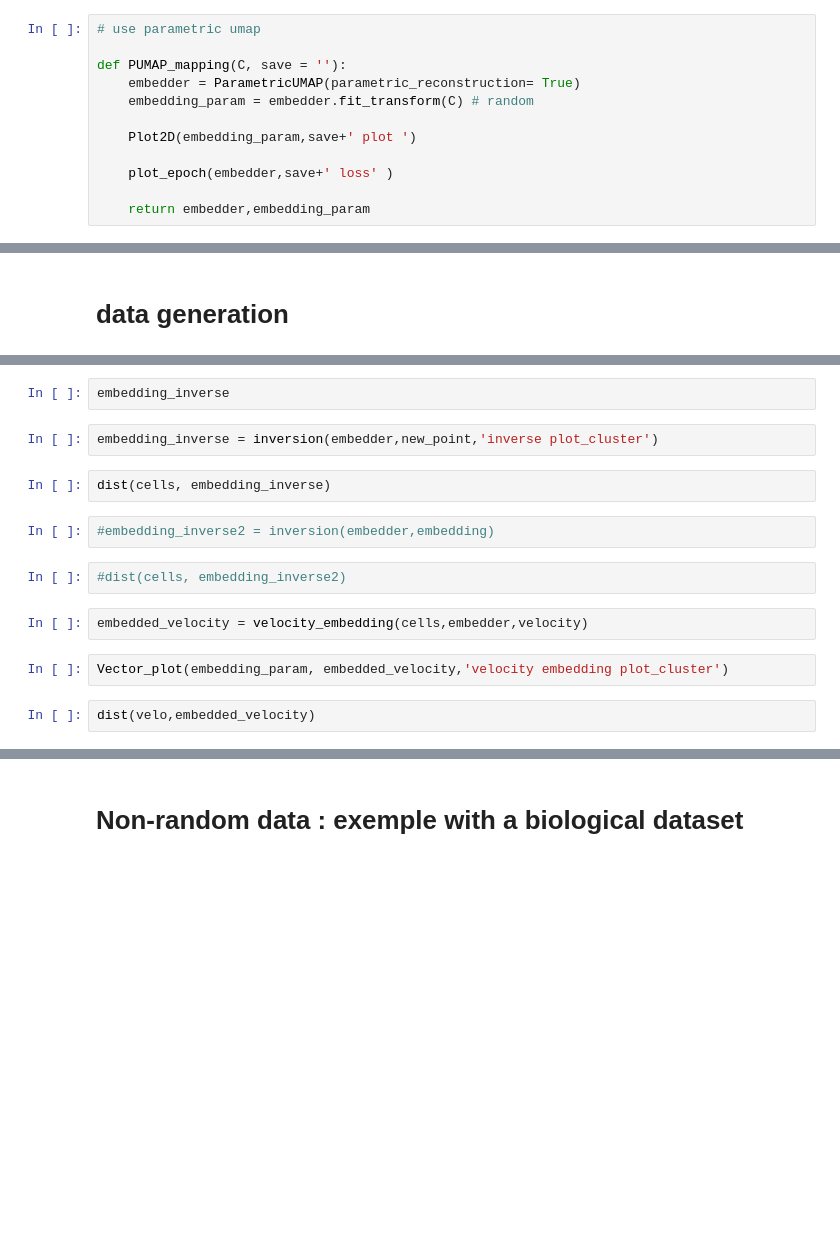
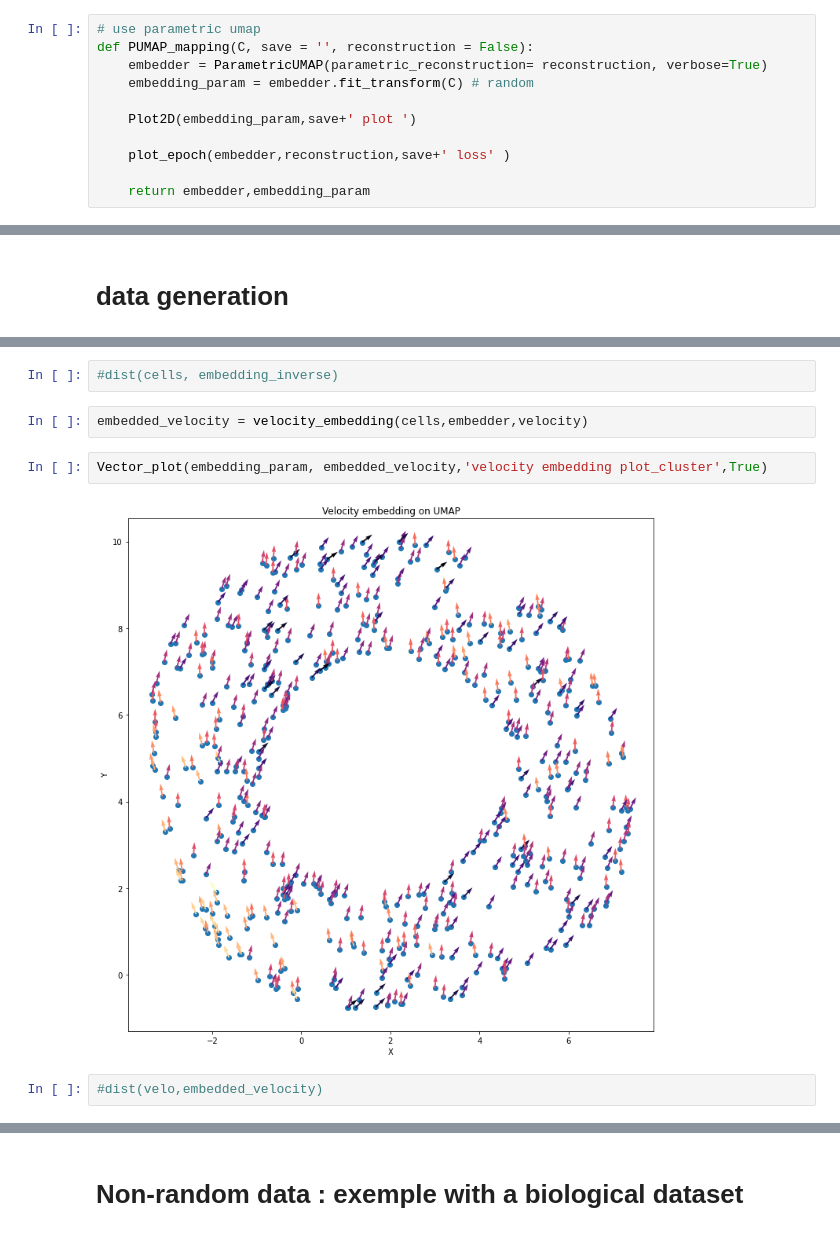
Before and after one commit to jadetherras/bachelor_project, a Jupyter notebook: parametrisation.ipynb, the cells around one changed output, grey strips where cells are left out. Saved outputs shown, nothing was run; the diff lists cells and outputs as text; blank space fills up the shorter version.

```diff
--- a/parametrisation.ipynb
+++ b/parametrisation.ipynb
@@ -202,14 +229,13 @@ def umap_mapping(C, save = ''):
 # parametric UMAP mapping
 # %%
 # use parametric umap
-
-def PUMAP_mapping(C, save = ''):
-    embedder = ParametricUMAP(parametric_reconstruction= True)
+def PUMAP_mapping(C, save = '', reconstruction = False):
+    embedder = ParametricUMAP(parametric_reconstruction= reconstruction, verbose=True)
     embedding_param = embedder.fit_transform(C) # random
 
     Plot2D(embedding_param,save+' plot ')
 
-    plot_epoch(embedder,save+' loss' )
+    plot_epoch(embedder,reconstruction,save+' loss' )
 
     return embedder,embedding_param
 # %%
@@ -493,18 +554,12 @@ embedding_inverse = inversion(embedder,embedding_param,'inverse plot_cluster')
-# %%
-embedding_inverse
-# %%
-embedding_inverse = inversion(embedder,new_point,'inverse plot_cluster')
 # %%
-dist(cells, embedding_inverse)
+#dist(cells, embedding_inverse)
-# %%
-#embedding_inverse2 = inversion(embedder,embedding)
-# %%
-#dist(cells, embedding_inverse2)
 # %%
 embedded_velocity = velocity_embedding(cells,embedder,velocity)
 # %%
-Vector_plot(embedding_param, embedded_velocity,'velocity embedding plot_cluster')
+Vector_plot(embedding_param, embedded_velocity,'velocity embedding plot_cluster',True)
+# %% [output]
+[figure, added]
 # %%
-dist(velo,embedded_velocity)
+#dist(velo,embedded_velocity)
 # %%
 coloring(cells, embedding_inverse,embedding_param, embedded_velocity,'colored embedding plot_cluster')
```
Also changed, not shown: parts of 39 cells of this notebook.
